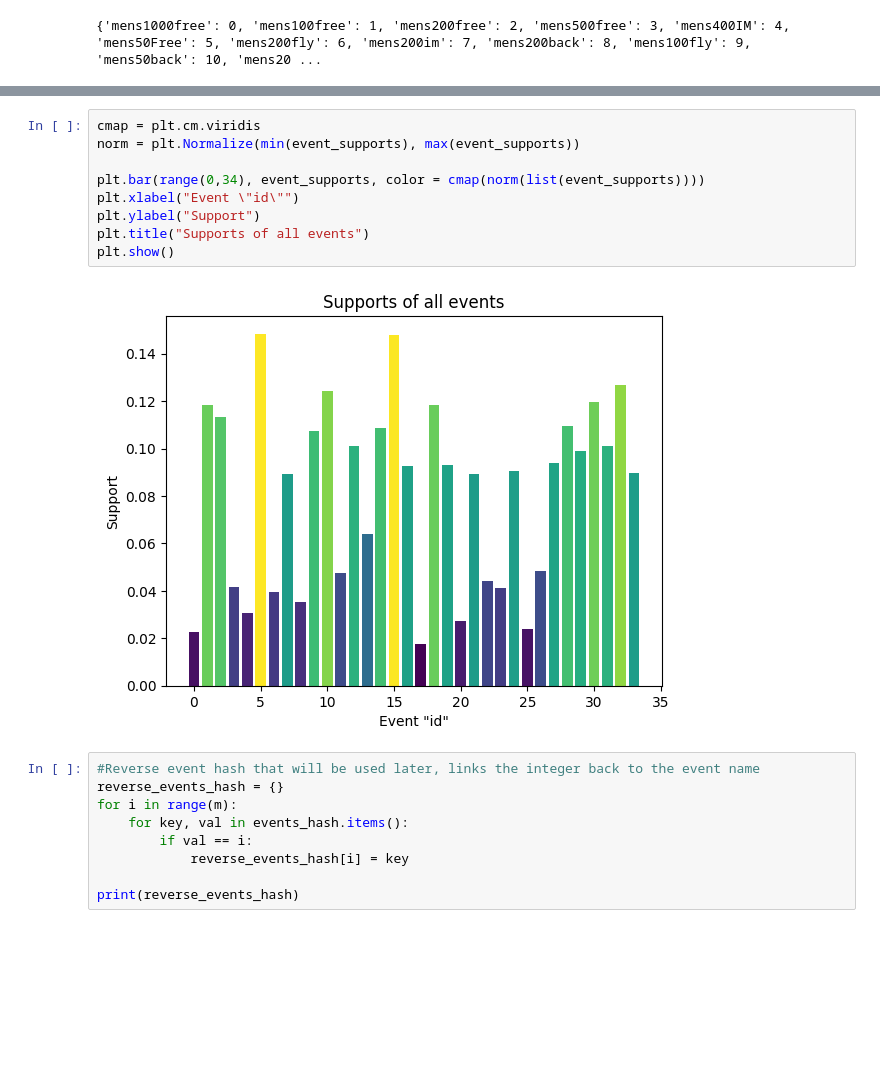
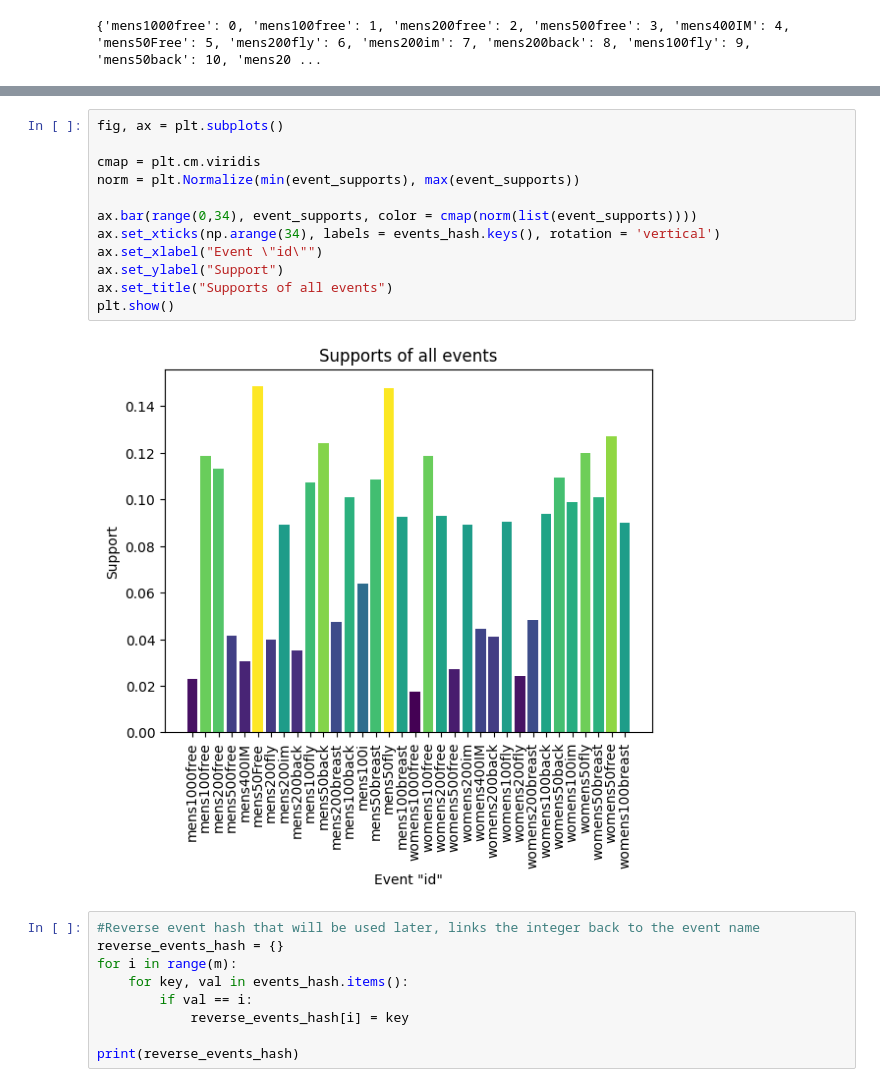
Before and after one commit to MitchKubina/CSCI4022_FinalProject, a Jupyter notebook: market_basket.ipynb, the cells around one changed output, grey strips where cells are left out. Cells and saved outputs as stored; diff of their text form; blank space fills up the shorter version.

Commit message:
whatever else I've been doing, probably graph stuff

```diff
--- a/market_basket.ipynb
+++ b/market_basket.ipynb
@@ -61,16 +61,19 @@ for i in range(len(event_supports)):
 32 0.126953125
 33 0.08984375
 # %%
+fig, ax = plt.subplots()
+
 cmap = plt.cm.viridis
 norm = plt.Normalize(min(event_supports), max(event_supports))
 
-plt.bar(range(0,34), event_supports, color = cmap(norm(list(event_supports))))
-plt.xlabel("Event \"id\"")
-plt.ylabel("Support")
-plt.title("Supports of all events")
+ax.bar(range(0,34), event_supports, color = cmap(norm(list(event_supports))))
+ax.set_xticks(np.arange(34), labels = events_hash.keys(), rotation = 'vertical')
+ax.set_xlabel("Event \"id\"")
+ax.set_ylabel("Support")
+ax.set_title("Supports of all events")
 plt.show()
 # %% [output]
-[figure, old version]
+[figure, new version]
 # %%
 #Reverse event hash that will be used later, links the integer back to the event name
 reverse_events_hash = {}
```
Also changed, not shown: parts of 2 cells of this notebook.
